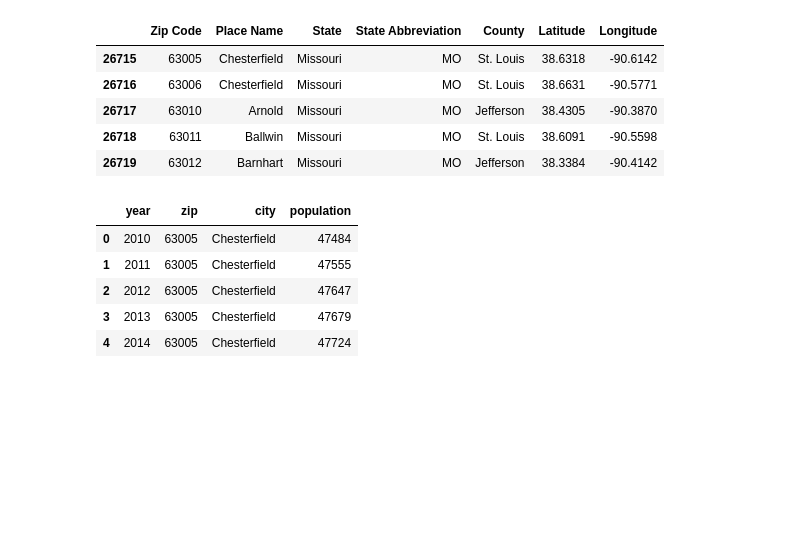
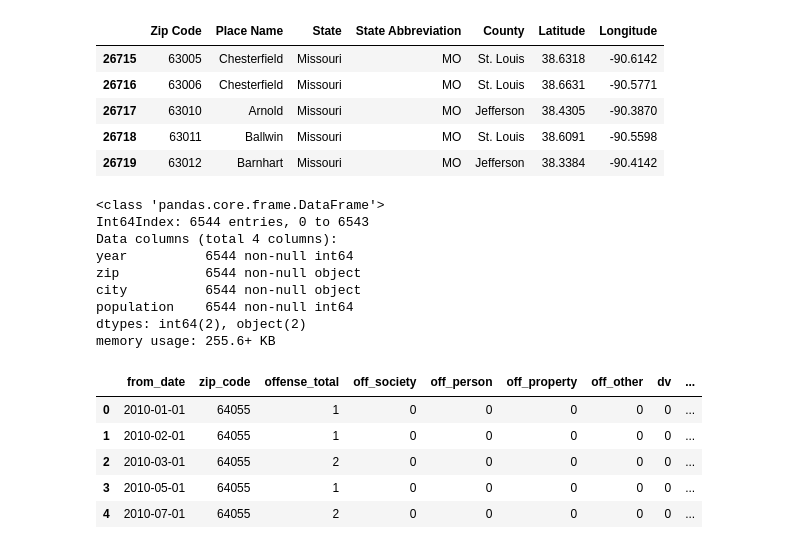
Before and after one commit to eMediaCode/KCAILCrime, a Jupyter notebook: charmon_kcpd_data_prep.ipynb, the cells around one changed output. Drawn from its saved outputs; the diff is of its cells as text; code cells hidden in the pictures; blank space fills up the shorter version.

```diff
--- a/charmon_kcpd_data_prep.ipynb
+++ b/charmon_kcpd_data_prep.ipynb
@@ -301,0 +274,11 @@ See the caveats in the documentation: http://pandas.pydata.org/pandas-docs/stabl
+# %%
+kcpd_agged = kcpd_agg_monthly_by_zip(kcpd_clean_full)
+
+kcpd_agged.reset_index(inplace=True)
+
+# add fields for year, month, & quarter (need these to join other datasets)
+kcpd_agged['year'] = kcpd_agged['from_date'].dt.year
+kcpd_agged['month'] = kcpd_agged['from_date'].dt.month
+kcpd_agged['quarter'] = kcpd_agged['from_date'].dt.quarter
+
+kcpd_agged.head(20)
@@ -427,12 +432,31 @@ pop_est_with_zip = zipcodes_raw.merge(
     )[['year','Zip Code','city','population']]
 # %%
 pop_est_with_zip.columns = ['year','zip','city','population']
+pop_est_with_zip['zip'] = pop_est_with_zip['zip'].astype(str)
 # %%
-pop_est_with_zip.head()
+pop_est_with_zip.info()
 # %% [output]
-|  | year | zip | city | population |
-| 0 | 2010 | 63005 | Chesterfield | 47484 |
-| 1 | 2011 | 63005 | Chesterfield | 47555 |
-| 2 | 2012 | 63005 | Chesterfield | 47647 |
-| 3 | 2013 | 63005 | Chesterfield | 47679 |
-| 4 | 2014 | 63005 | Chesterfield | 47724 |
+<class 'pandas.core.frame.DataFrame'>
+Int64Index: 6544 entries, 0 to 6543
+Data columns (total 4 columns):
+year          6544 non-null int64
+zip           6544 non-null object
+city          6544 non-null object
+population    6544 non-null int64
+dtypes: int64(2), object(2)
+memory usage: 255.6+ KB
+# %%
+# join population estimates to kcpd_agged
+kcpd_agged_pop = kcpd_agged.merge(
+    pop_est_with_zip, how='inner', left_on=['zip_code','year'],
+    right_on=['zip','year']
+)
+# %%
+kcpd_agged_pop.head()
+# %% [output]
+|  | from_date | zip_code | offense_total | off_society | off_person | off_property | off_other | dv | ... |
+| 0 | 2010-01-01 | 64055 | 1 | 0 | 0 | 0 | 0 | 0 | ... |
+| 1 | 2010-02-01 | 64055 | 1 | 0 | 0 | 0 | 0 | 0 | ... |
+| 2 | 2010-03-01 | 64055 | 2 | 0 | 0 | 0 | 0 | 0 | ... |
+| 3 | 2010-05-01 | 64055 | 1 | 0 | 0 | 0 | 0 | 0 | ... |
+| 4 | 2010-07-01 | 64055 | 2 | 0 | 0 | 0 | 0 | 0 | ... |
```
Also changed, not shown: parts of 17 cells of this notebook.
